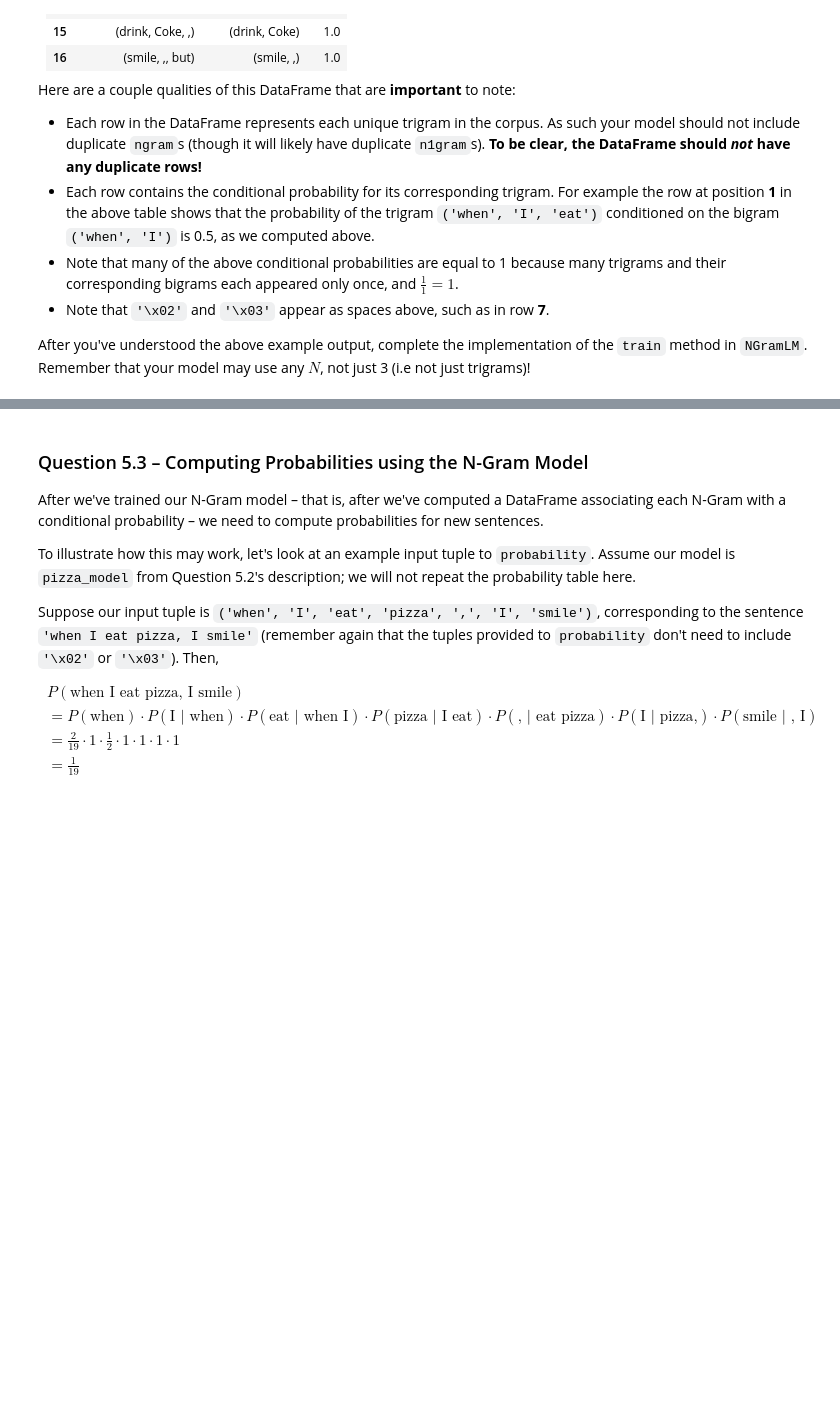
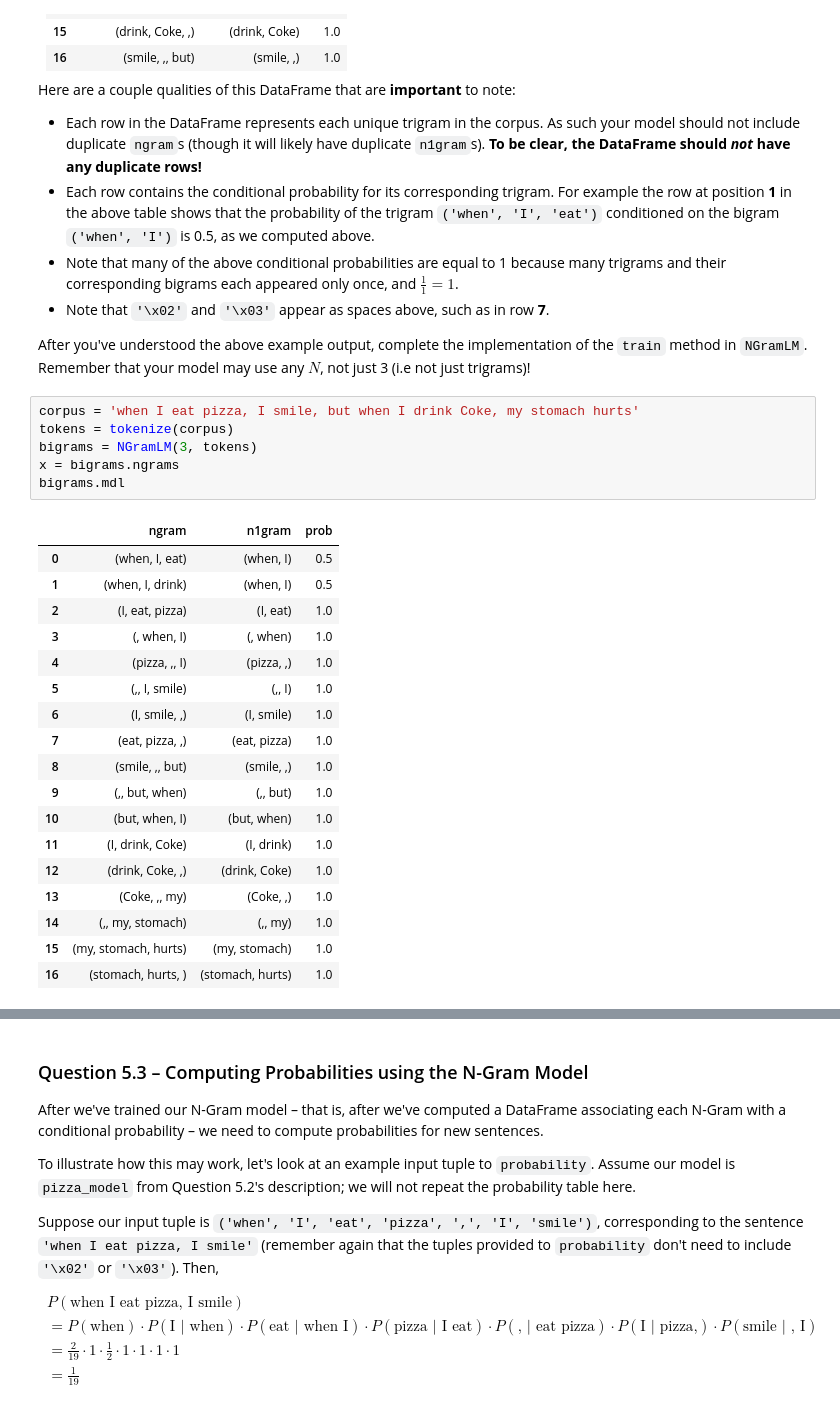
Before and after one commit to j2doan/dsc80-2025-sp, a Jupyter notebook: projects/project03/project.ipynb, the cells around one changed output, grey strips where cells are left out. Drawn from its saved outputs; the diff is of its cells as text; blank space fills up the shorter version.

```diff
--- a/projects/project03/project.ipynb
+++ b/projects/project03/project.ipynb
@@ -881,3 +904,28 @@ Here are a couple qualities of this DataFrame that are **important** to note:
 
 
 After you've understood the above example output, complete the implementation of the `train` method in `NGramLM`. Remember that your model may use any $N$, not just 3 (i.e not just trigrams)!
+# %%
+corpus = 'when I eat pizza, I smile, but when I drink Coke, my stomach hurts'
+tokens = tokenize(corpus)
+bigrams = NGramLM(3, tokens)
+x = bigrams.ngrams
+bigrams.mdl
+# %% [output]
+|  | ngram | n1gram | prob |
+| 0 | (when, I, eat) | (when, I) | 0.5 |
+| 1 | (when, I, drink) | (when, I) | 0.5 |
+| 2 | (I, eat, pizza) | (I, eat) | 1.0 |
+| 3 | (, when, I) | (, when) | 1.0 |
+| 4 | (pizza, ,, I) | (pizza, ,) | 1.0 |
+| 5 | (,, I, smile) | (,, I) | 1.0 |
+| 6 | (I, smile, ,) | (I, smile) | 1.0 |
+| 7 | (eat, pizza, ,) | (eat, pizza) | 1.0 |
+| 8 | (smile, ,, but) | (smile, ,) | 1.0 |
+| 9 | (,, but, when) | (,, but) | 1.0 |
+| 10 | (but, when, I) | (but, when) | 1.0 |
+| 11 | (I, drink, Coke) | (I, drink) | 1.0 |
+| 12 | (drink, Coke, ,) | (drink, Coke) | 1.0 |
+| 13 | (Coke, ,, my) | (Coke, ,) | 1.0 |
+| 14 | (,, my, stomach) | (,, my) | 1.0 |
+| 15 | (my, stomach, hurts) | (my, stomach) | 1.0 |
+| 16 | (stomach, hurts, ) | (stomach, hurts) | 1.0 |
```
Also changed, not shown: parts of 19 cells of this notebook, 12 other files.
